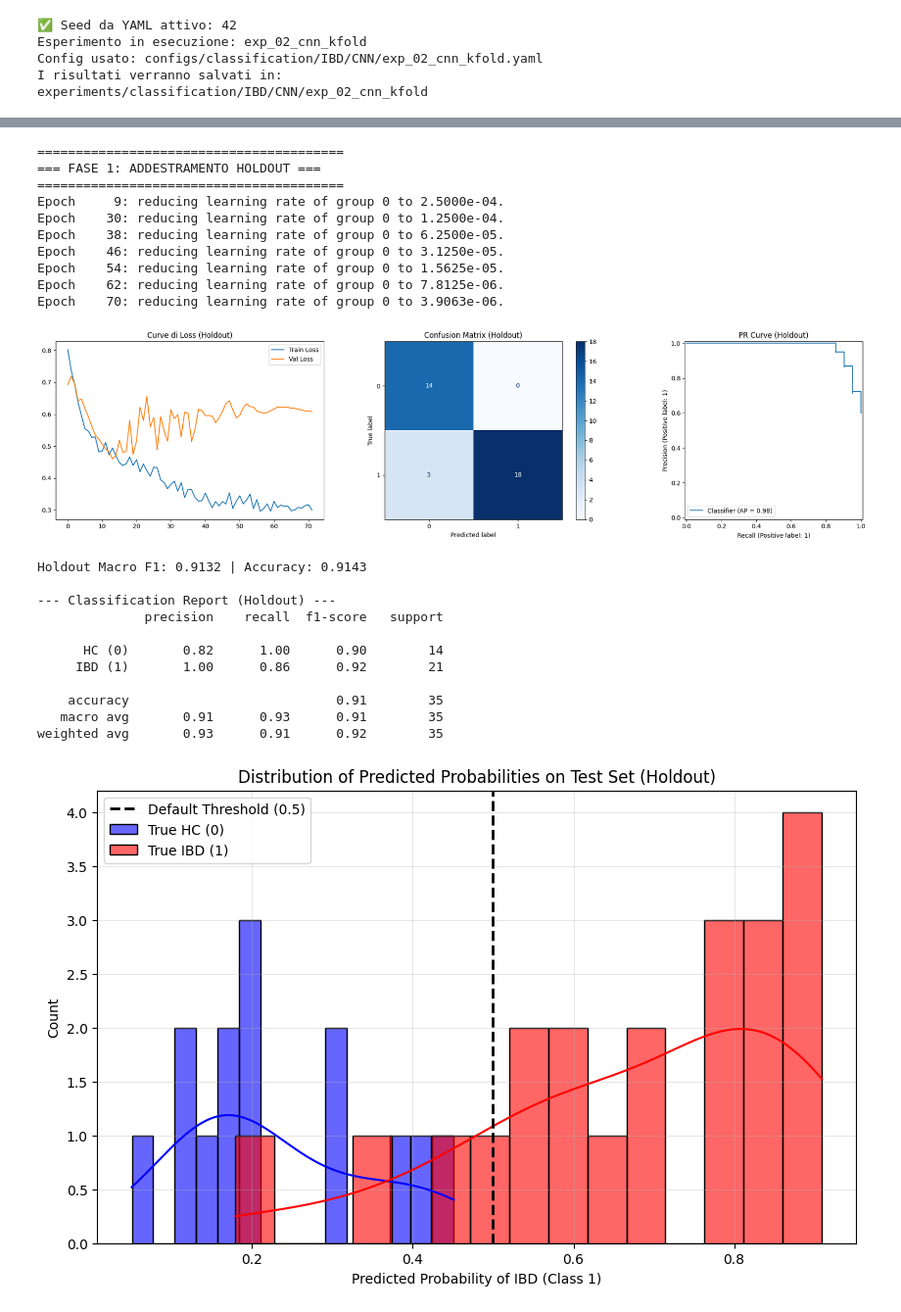
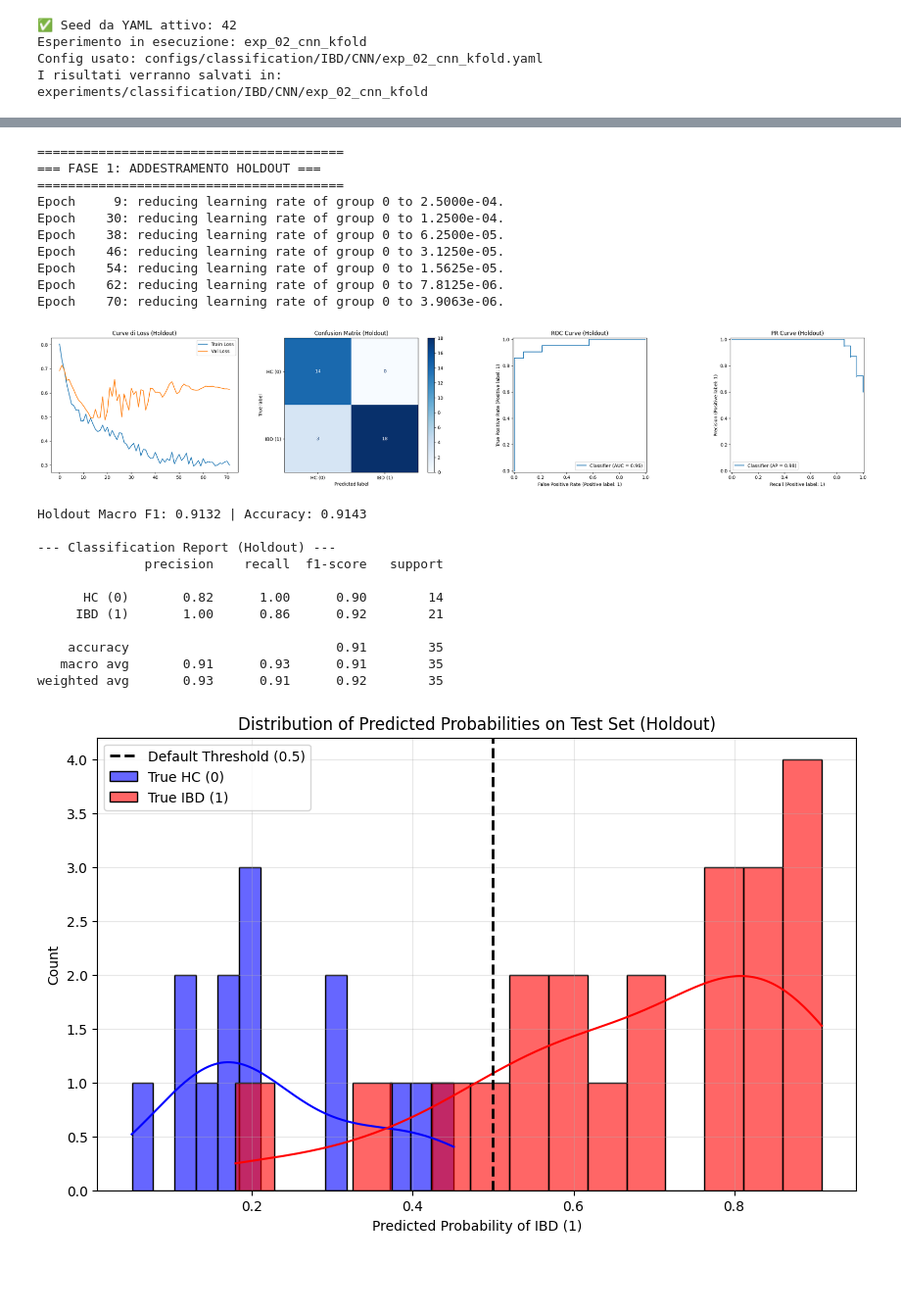
Before and after one commit to AlexFerroni02/SpectraBreast, a Jupyter notebook: experiments/classification/IBD/CNN/exp_02_cnn_kfold/notebook_eseguito.ipynb, the cells around one changed output, grey strips where cells are left out. Shown at 98% size. Cells and saved outputs as stored; diff of their text form; code cells hidden in the pictures; blank space fills up the shorter version.

```diff
--- a/experiments/classification/IBD/CNN/exp_02_cnn_kfold/notebook_eseguito.ipynb
+++ b/experiments/classification/IBD/CNN/exp_02_cnn_kfold/notebook_eseguito.ipynb
@@ -222,0 +179,9 @@ def train_one(model, train_loader, val_loader, y_train_fold):
+# %%
+# --- CELLA 4: COSTRUZIONE MODELLO E FUNZIONE EVALUATE ---
+from src.models.factory import build_model_from_config
+from src.engine.trainer import evaluate_model
+
+model_arch = config.get('model', {}).get('architecture', config.get('model', {}).get('model_type', 'RamanCNN'))
+
+def build_model():
+    return build_model_from_config(config, device)
@@ -235,67 +203,77 @@ report_dir = os.path.join(output_dir, "report")
 os.makedirs(report_dir, exist_ok=True)
 
 model_ho = build_model()
-best_state_ho, history_ho, best_f1_ho = train_one(model_ho, train_loader_ho, val_loader_ho, Y_data[split_ho.idx_train])
+best_state_ho, history_ho, best_f1_ho = train_one(model_ho, train_loader_ho, val_loader_ho, Y_data[split_ho.idx_train], config, device)
 model_ho.load_state_dict(best_state_ho)
 torch.save(model_ho.state_dict(), os.path.join(output_dir, "best_weights_holdout.pth"))
 
-preds_test_ho, labels_test_ho, probs_test_ho, test_loss_ho = evaluate_model(model_ho, test_loader_ho)
+preds_test_ho, labels_test_ho, probs_test_ho, test_loss_ho = evaluate_model(model_ho, test_loader_ho, device)
 cm_ho = confusion_matrix(labels_test_ho, preds_test_ho)
 
-# 1x3 includendo Precision-Recall
-fig, ax = plt.subplots(1, 3, figsize=(20, 5))
+# 1x4 includendo ROC e PR
+fig, ax = plt.subplots(1, 4, figsize=(26, 5))
 ax[0].plot(history_ho["train_loss"], label="Train Loss")
 ax[0].plot(history_ho["val_loss"], label="Val Loss")
 ax[0].set_title("Curve di Loss (Holdout)")
 ax[0].legend()
 
-ConfusionMatrixDisplay(cm_ho).plot(ax=ax[1], cmap="Blues")
+display_labels_ho = class_names_display if len(class_names_display) == cm_ho.shape[0] else None
+ConfusionMatrixDisplay(cm_ho, display_labels=display_labels_ho).plot(ax=ax[1], cmap="Blues")
 ax[1].set_title("Confusion Matrix (Holdout)")
 
 if len(np.unique(labels_test_ho)) > 1:
-    PrecisionRecallDisplay.from_predictions(labels_test_ho, probs_test_ho, ax=ax[2])
-    ax[2].set_title("PR Curve (Holdout)")
+    RocCurveDisplay.from_predictions(labels_test_ho, probs_test_ho, ax=ax[2])
+    ax[2].set_title("ROC Curve (Holdout)")
+    PrecisionRecallDisplay.from_predictions(labels_test_ho, probs_test_ho, ax=ax[3])
+    ax[3].set_title("PR Curve (Holdout)")
 else:
     ax[2].text(0.5, 0.5, "Solo 1 classe", ha='center')
+    ax[3].text(0.5, 0.5, "Solo 1 classe", ha='center')
 
 plt.tight_layout()
 plt.savefig(os.path.join(report_dir, "fig_metrics_holdout.png"))
 plt.show()
 
 ho_acc = accuracy_score(labels_test_ho, preds_test_ho)
 ho_f1 = f1_score(labels_test_ho, preds_test_ho, average="macro")
 print(f"Holdout Macro F1: {ho_f1:.4f} | Accuracy: {ho_acc:.4f}")
 print("\n--- Classification Report (Holdout) ---")
-print(classification_report(labels_test_ho, preds_test_ho, target_names=["HC (0)", "IBD (1)"]))
-
-
+labels_present_ho = np.unique(labels_test_ho)
+if labels_present_ho.max() < len(class_names_display):
+    report_names_ho = [class_names_display[int(i)] for i in labels_present_ho]
+    print(classification_report(labels_test_ho, preds_test_ho, labels=labels_present_ho, target_names=report_names_ho, zero_division=0))
+else:
+    print(classification_report(labels_test_ho, preds_test_ho, zero_division=0))
 
 import seaborn as sns
 import matplotlib.pyplot as plt
 
+neg_label = class_names_display[0] if len(class_names_display) > 0 else "Class 0"
+pos_label = class_names_display[1] if len(class_names_display) > 1 else "Class 1"
+
 plt.figure(figsize=(10, 6))
-sns.histplot(probs_test_ho[labels_test_ho == 0], bins=15, color='blue', alpha=0.6, label='True HC (0)', kde=True)
-sns.histplot(probs_test_ho[labels_test_ho == 1], bins=15, color='red', alpha=0.6, label='True IBD (1)', kde=True)
+sns.histplot(probs_test_ho[labels_test_ho == 0], bins=15, color='blue', alpha=0.6, label=f'True {neg_label}', kde=True)
+sns.histplot(probs_test_ho[labels_test_ho == 1], bins=15, color='red', alpha=0.6, label=f'True {pos_label}', kde=True)
 plt.axvline(0.5, color='k', linestyle='--', linewidth=2, label='Default Threshold (0.5)')
 plt.title('Distribution of Predicted Probabilities on Test Set (Holdout)')
-plt.xlabel('Predicted Probability of IBD (Class 1)')
+plt.xlabel(f'Predicted Probability of {pos_label}')
 plt.ylabel('Count')
 plt.legend()
 plt.grid(alpha=0.3)
 plt.savefig(os.path.join(report_dir, "fig_prob_dist_holdout.png"))
 plt.show()
 # %% [output]
 ========================================
 === FASE 1: ADDESTRAMENTO HOLDOUT ===
 ========================================
 Epoch     9: reducing learning rate of group 0 to 2.5000e-04.
 Epoch    30: reducing learning rate of group 0 to 1.2500e-04.
 Epoch    38: reducing learning rate of group 0 to 6.2500e-05.
 Epoch    46: reducing learning rate of group 0 to 3.1250e-05.
 Epoch    54: reducing learning rate of group 0 to 1.5625e-05.
 Epoch    62: reducing learning rate of group 0 to 7.8125e-06.
 Epoch    70: reducing learning rate of group 0 to 3.9063e-06.
-[figure, old version]
+[figure, new version]
 Holdout Macro F1: 0.9132 | Accuracy: 0.9143
 
 --- Classification Report (Holdout) ---
@@ -307,7 +285,7 @@ Holdout Macro F1: 0.9132 | Accuracy: 0.9143
     accuracy                           0.91        35
    macro avg       0.91      0.93      0.91        35
 weighted avg       0.93      0.91      0.92        35
-[figure, old version]
+[figure, new version]
 # %%
 # --- CELLA 7: ESECUZIONE K-FOLD E GRAFICI ---
 import math
```
Also changed, not shown: parts of 6 cells of this notebook, 17 other files.
